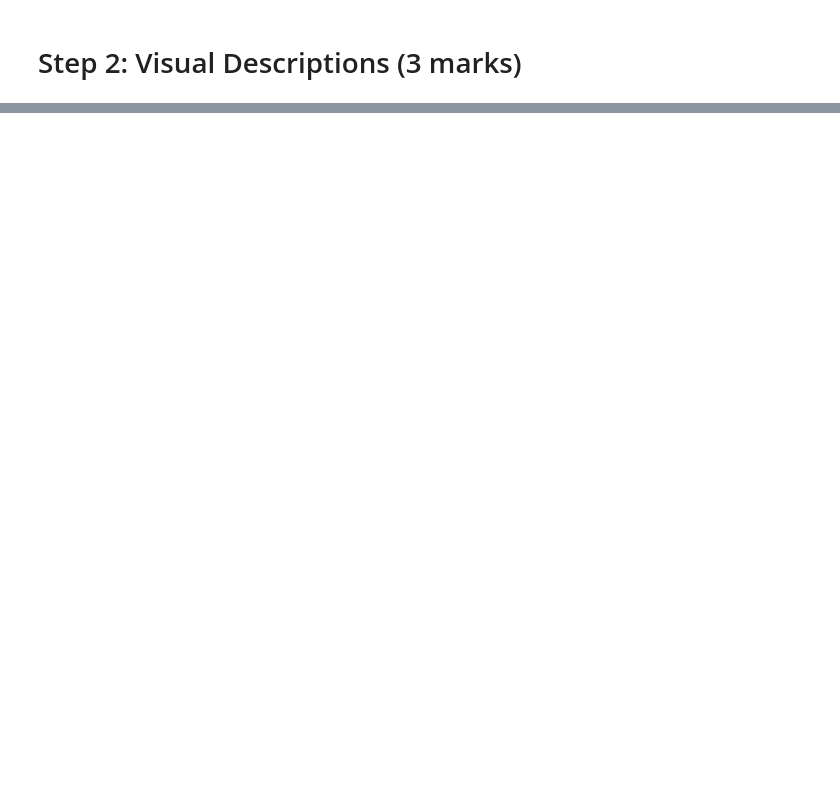
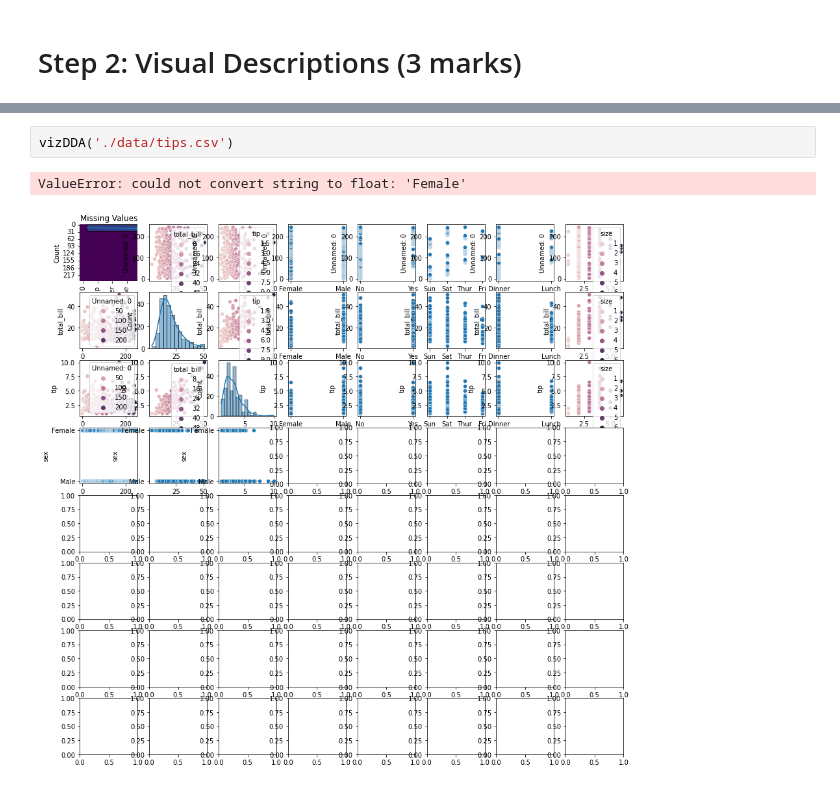
Before and after one commit to AliZ786/COMP-333, a Jupyter notebook: Assignments/Assignment2/LabAssignment2.ipynb, the cells around one changed output, grey strips where cells are left out. Cells and saved outputs as stored; diff of their text form; blank space fills up the shorter version.

```diff
--- a/Assignments/Assignment2/LabAssignment2.ipynb
+++ b/Assignments/Assignment2/LabAssignment2.ipynb
@@ -177,0 +235,5 @@ quantDDA("./data/train.csv")
+# %%
+vizDDA('./data/tips.csv')
+# %% [output]
+ValueError: could not convert string to float: 'Female'
+[figure, added]
```
Also changed, not shown: parts of 4 cells of this notebook.
